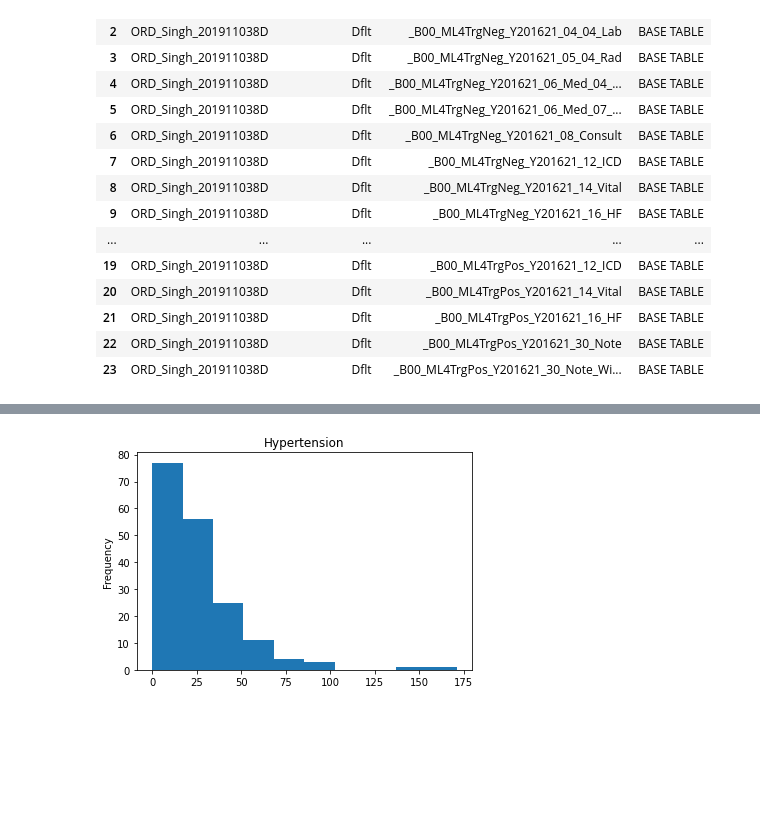
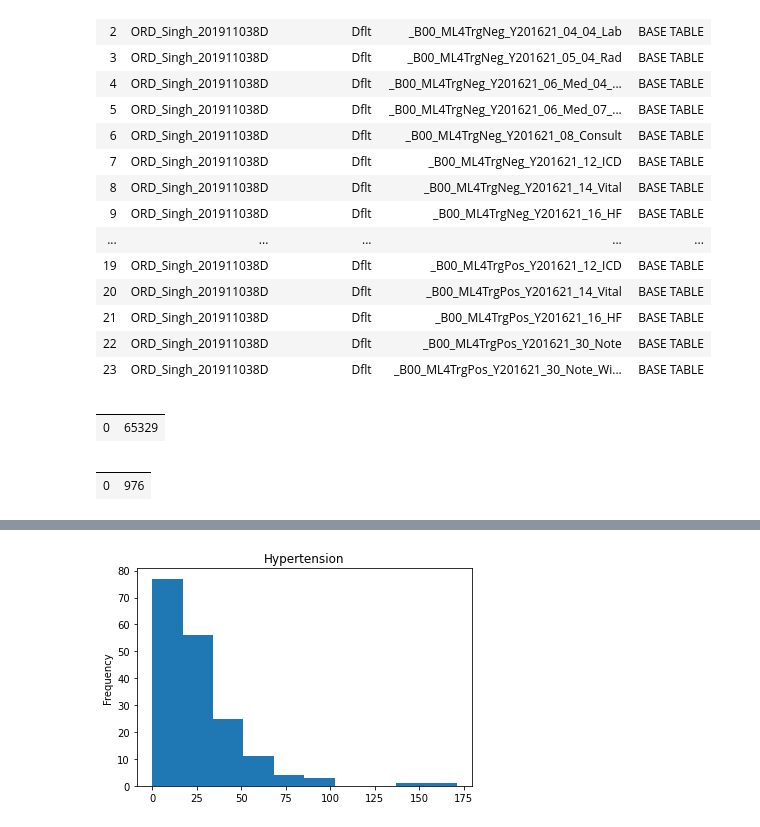
Before and after one commit to zimolzak/ml-detect-diagnostic-safety, a Jupyter notebook: Maxxxx/B00/DizzinessAnalysis.ipynb, the cells around one changed output, grey strips where cells are left out. Cells and saved outputs as stored; diff of their text form; code cells hidden in the pictures; blank space fills up the shorter version.

```diff
--- a/Maxxxx/B00/DizzinessAnalysis.ipynb
+++ b/Maxxxx/B00/DizzinessAnalysis.ipynb
@@ -56,3 +106,13 @@ info_df
 | 21 | ORD_Singh_201911038D | Dflt | _B00_ML4TrgPos_Y201621_16_HF | BASE TABLE |
 | 22 | ORD_Singh_201911038D | Dflt | _B00_ML4TrgPos_Y201621_30_Note | BASE TABLE |
 | 23 | ORD_Singh_201911038D | Dflt | _B00_ML4TrgPos_Y201621_30_Note_Wi... | BASE TABLE |
+# %%
+pd.read_sql(sql="select count(distinct t.patientSSN) from Dflt._B00_ML4TrgNeg_Y201621_01_04_cohort t", con=conn)
+# %% [output]
+|  |  |
+| 0 | 65329 |
+# %%
+pd.read_sql(sql="select count(distinct t.patientSSN) from Dflt._B00_ML4TrgPos_Y201621_01_04_cohort t", con=conn)
+# %% [output]
+|  |  |
+| 0 | 976 |
```
Also changed, not shown: parts of 36 cells of this notebook.
